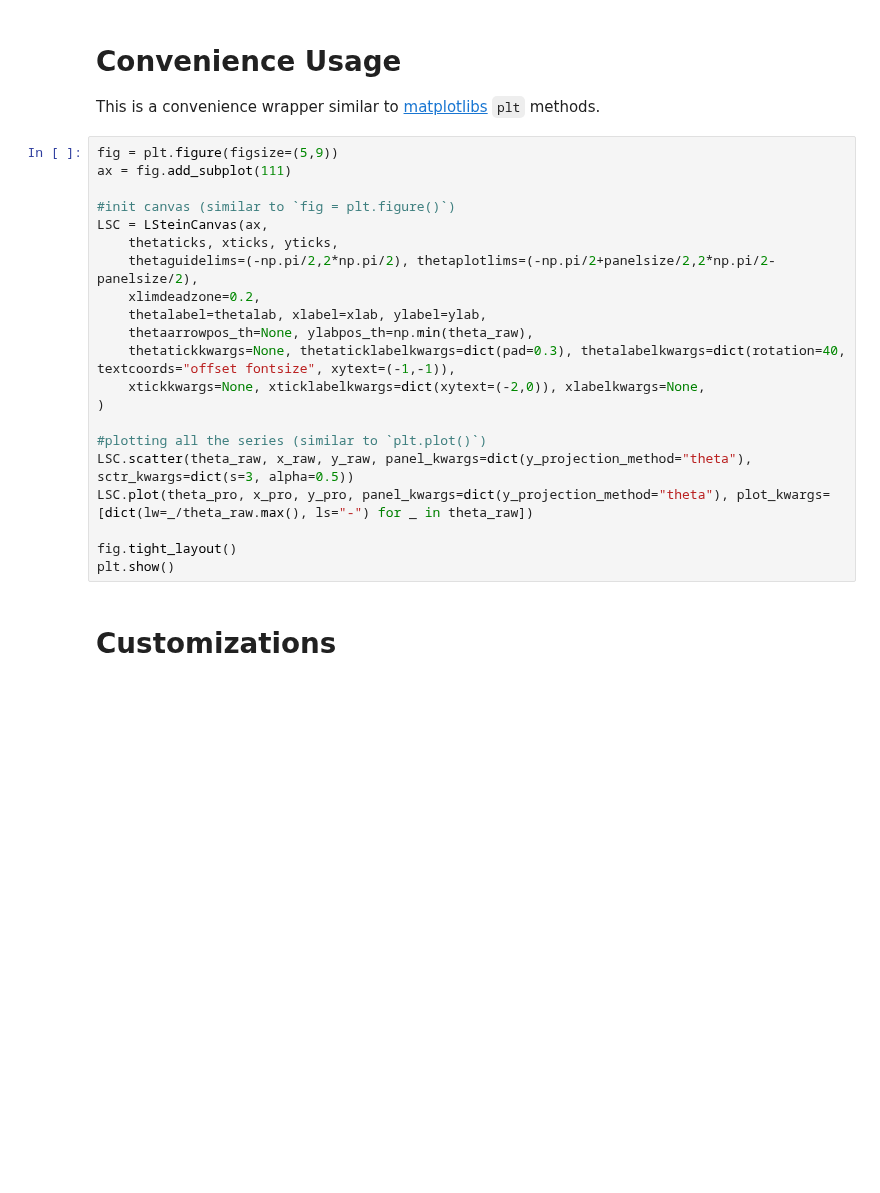
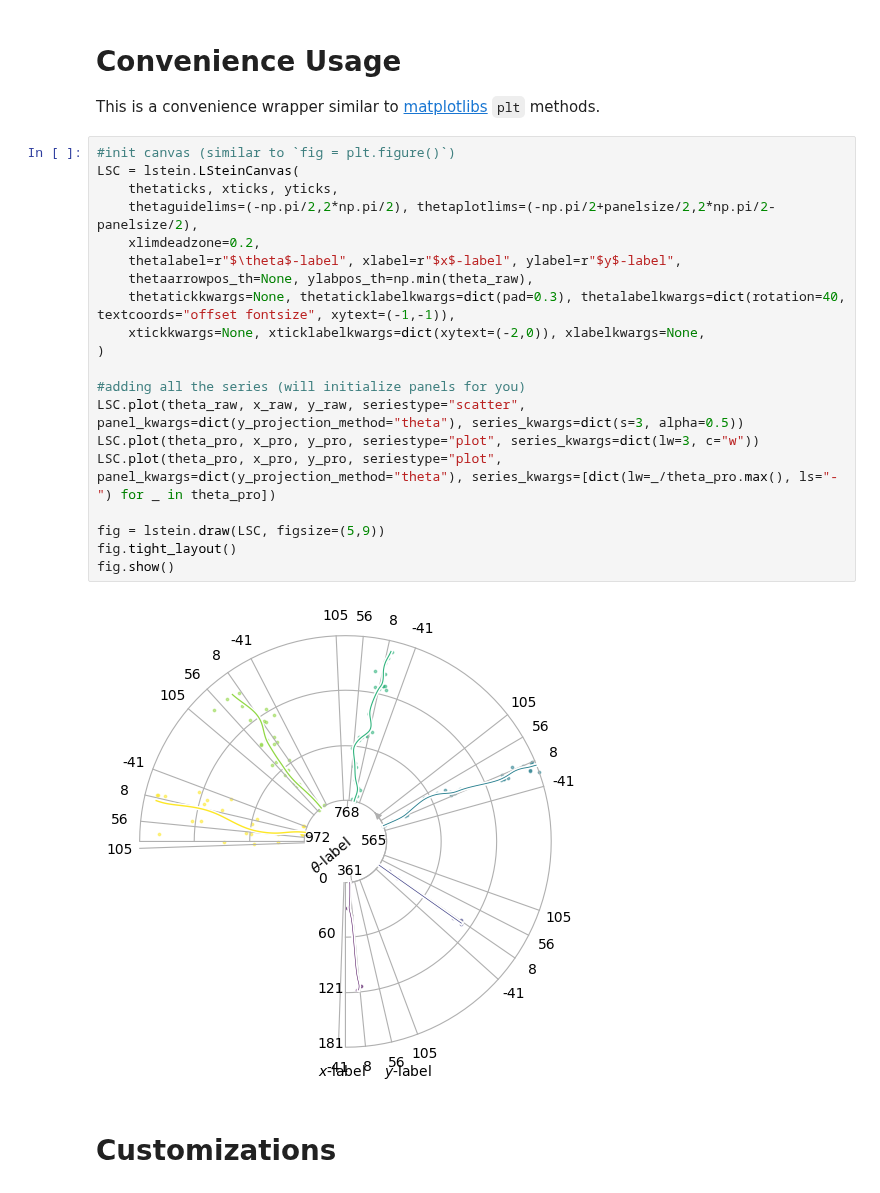
Before and after one commit to TheRedElement/LStein, a Jupyter notebook: demo/LStein_demo_colab.ipynb, the cells around one changed output. Cells and saved outputs as stored; diff of their text form; blank space fills up the shorter version.

```diff
--- a/demo/LStein_demo_colab.ipynb
+++ b/demo/LStein_demo_colab.ipynb
@@ -248,26 +249,27 @@ plt.show()
 # Convenience Usage
 This is a convenience wrapper similar to [matplotlibs](https://matplotlib.org/) `plt` methods.
 # %%
-fig = plt.figure(figsize=(5,9))
-ax = fig.add_subplot(111)
-
 #init canvas (similar to `fig = plt.figure()`)
-LSC = LSteinCanvas(ax,
+LSC = lstein.LSteinCanvas(
     thetaticks, xticks, yticks,
     thetaguidelims=(-np.pi/2,2*np.pi/2), thetaplotlims=(-np.pi/2+panelsize/2,2*np.pi/2-panelsize/2),
     xlimdeadzone=0.2,
-    thetalabel=thetalab, xlabel=xlab, ylabel=ylab,
+    thetalabel=r"$\theta$-label", xlabel=r"$x$-label", ylabel=r"$y$-label",
     thetaarrowpos_th=None, ylabpos_th=np.min(theta_raw),
     thetatickkwargs=None, thetaticklabelkwargs=dict(pad=0.3), thetalabelkwargs=dict(rotation=40, textcoords="offset fontsize", xytext=(-1,-1)),
     xtickkwargs=None, xticklabelkwargs=dict(xytext=(-2,0)), xlabelkwargs=None,
 )
 
-#plotting all the series (similar to `plt.plot()`)
-LSC.scatter(theta_raw, x_raw, y_raw, panel_kwargs=dict(y_projection_method="theta"), sctr_kwargs=dict(s=3, alpha=0.5))
-LSC.plot(theta_pro, x_pro, y_pro, panel_kwargs=dict(y_projection_method="theta"), plot_kwargs=[dict(lw=_/theta_raw.max(), ls="-") for _ in theta_raw])
+#adding all the series (will initialize panels for you)
+LSC.plot(theta_raw, x_raw, y_raw, seriestype="scatter", panel_kwargs=dict(y_projection_method="theta"), series_kwargs=dict(s=3, alpha=0.5))
+LSC.plot(theta_pro, x_pro, y_pro, seriestype="plot", series_kwargs=dict(lw=3, c="w"))
+LSC.plot(theta_pro, x_pro, y_pro, seriestype="plot", panel_kwargs=dict(y_projection_method="theta"), series_kwargs=[dict(lw=_/theta_pro.max(), ls="-") for _ in theta_pro])
 
+fig = lstein.draw(LSC, figsize=(5,9))
 fig.tight_layout()
-plt.show()
+fig.show()
+# %% [output]
+[figure, added]
 # %% [markdown]
 # Customizations
 # %% [markdown]
```
Also changed, not shown: parts of 4 cells of this notebook, 3 other files.
